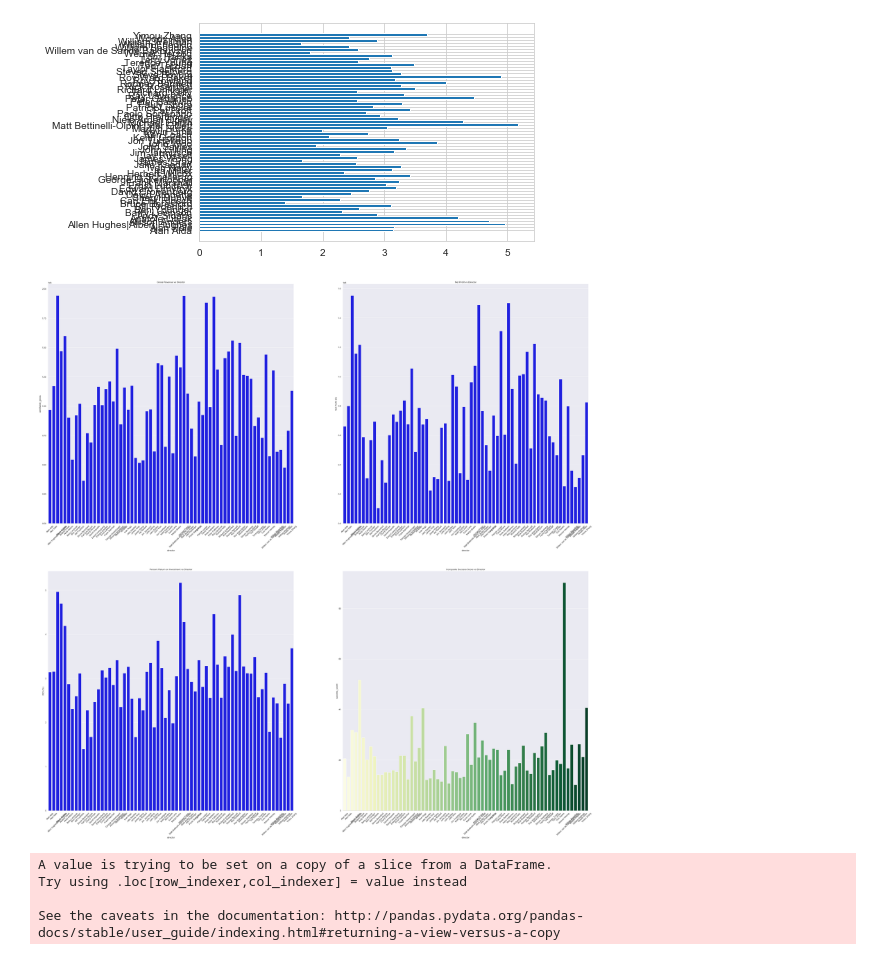
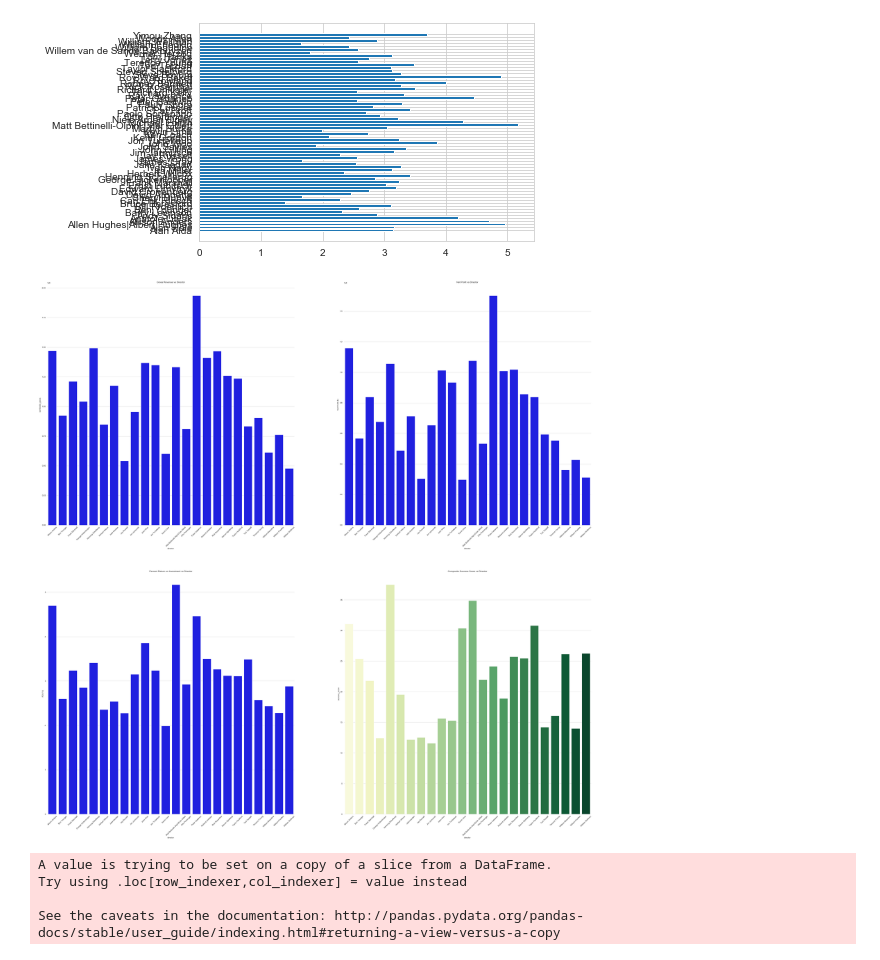
Before and after one commit to benspils/movie-content-analysis, a Jupyter notebook: Setting Up Data.ipynb, the cells around one changed output. Drawn from its saved outputs; the diff is of its cells as text; code cells hidden in the pictures.

```diff
--- a/Setting Up Data.ipynb
+++ b/Setting Up Data.ipynb
@@ -355,14 +355,12 @@ plt.barh(master_table.groupby("director").mean().index, master_table.groupby("di
 <BarContainer object of 66 artists>
 [figure]
 # %%
-sns.set()
-
 figure, ax = plt.subplots(2, 2, figsize=(50, 50))
-x=master_table.groupby("director").mean().index
-y0_gross_rev= master_table.groupby("director").mean().worldwide_gross
-y1_net_prof= master_table.groupby("director").mean().worldwide_gross-master_table.groupby("director").mean().production_budget
-y2_roi_percent= master_table.groupby("director").mean().worldwide_gross/master_table.groupby("director").mean().production_budget
-y3_comp= master_table.groupby("director").mean().success_score
+x=master_table[:750].groupby("director").mean().index
+y0_gross_rev= master_table[:750].groupby("director").mean().worldwide_gross
+y1_net_prof= master_table[:750].groupby("director").mean().worldwide_gross-master_table[:750].groupby("director").mean().production_budget
+y2_roi_percent= master_table[:750].groupby("director").mean().worldwide_gross/master_table[:750].groupby("director").mean().production_budget
+y3_comp= master_table[:750].groupby("director").mean().success_score
 ax[0][0].set_title('Gross Revenue vs Director')
 ax[0][0].set_xlabel('Director')
 ax[0][0].set_ylabel('Gross Revenue ($)')
@@ -387,34 +385,34 @@ ax[0][0].spines['left'].set_visible(False)
 ax[0][0].spines['bottom'].set_color('#DDDDDD')
 
 ax[0][1].spines['top'].set_visible(False)
 ax[0][1].spines['right'].set_visible(False)
 ax[0][1].spines['left'].set_visible(False)
 ax[0][1].spines['bottom'].set_color('#DDDDDD')
 
 ax[1][0].spines['top'].set_visible(False)
 ax[1][0].spines['right'].set_visible(False)
 ax[1][0].spines['left'].set_visible(False)
 ax[1][0].spines['bottom'].set_color('#DDDDDD')
 
 ax[1][1].spines['top'].set_visible(False)
 ax[1][1].spines['right'].set_visible(False)
 ax[1][1].spines['left'].set_visible(False)
 ax[1][1].spines['bottom'].set_color('#DDDDDD')
 
 sns.set_style("whitegrid")
 sns.barplot(x, y0_gross_rev, ax=ax[0][0], color='blue')
 sns.barplot(x, y1_net_prof, ax=ax[0][1], color='blue')
 sns.barplot(x, y2_roi_percent, ax=ax[1][0], color='blue')
 sns.barplot(x, y3_comp, ax=ax[1][1], palette='YlGn')
 
 plt.show()
 
 # ax[0][0].bar(x, y0_gross_rev)
 # ax[0][1].bar(x, y1_net_prof)
 # ax[1][0].bar(x, y2_roi_percent)
 # ax[1][1].bar(x, y3_comp)
 # %% [output]
-[figure, old version]
+[figure, new version]
 # %%
 df_composer = data['name_basics'].dropna(subset=['primary_profession','known_for_titles'])
 df_composer["title_length"]=df_composer["known_for_titles"].map(lambda x: x.count(',') + 1)
```
Also changed, not shown: parts of 11 cells of this notebook, 3 other files.
